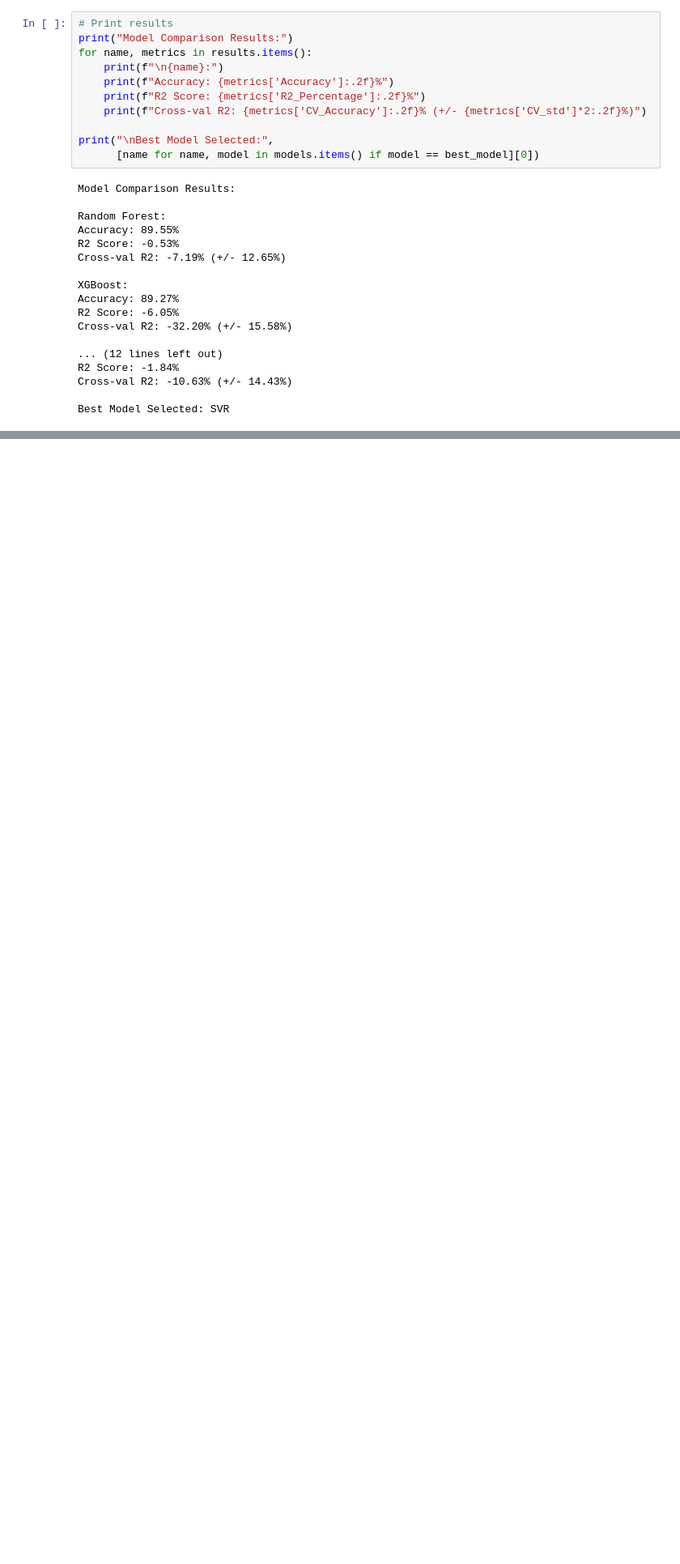
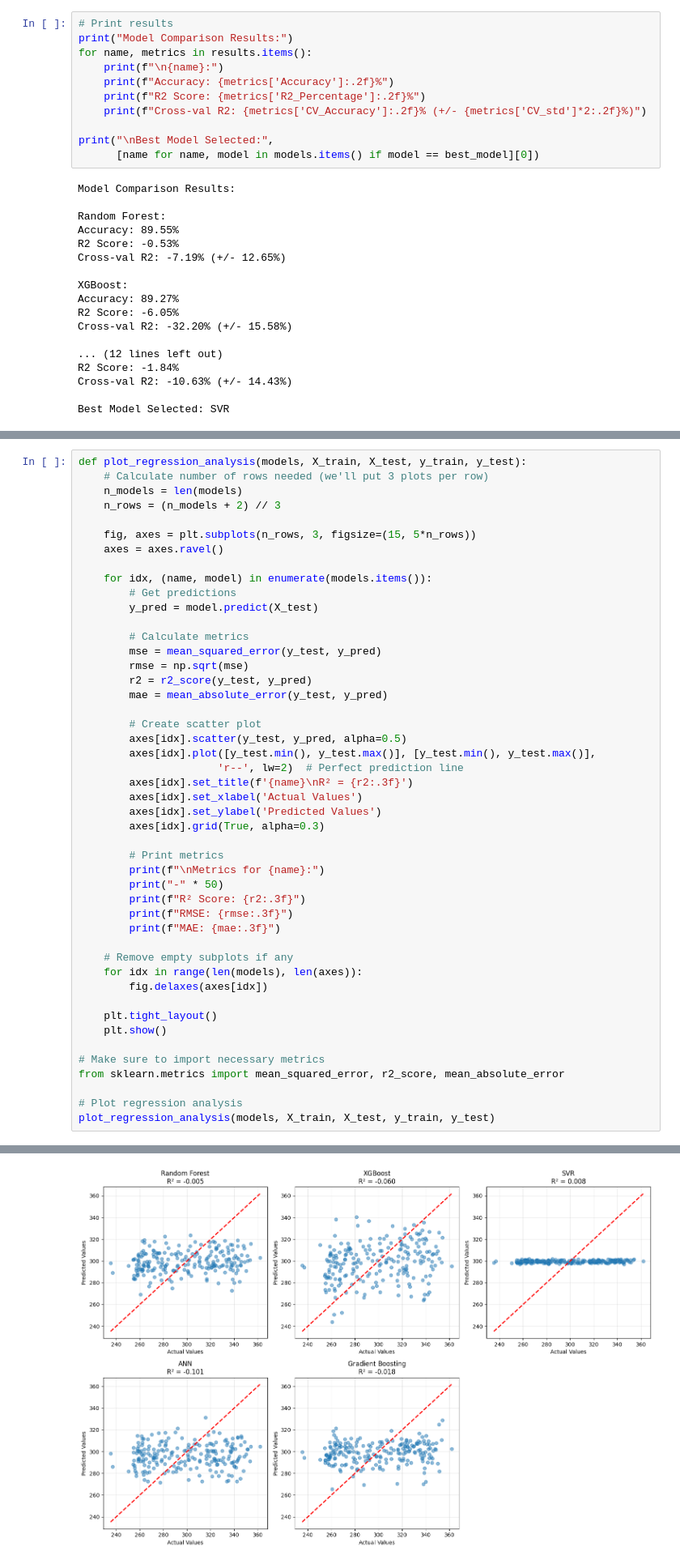
Before and after one commit to thanujaD00/Research_Procjct, a Jupyter notebook: CoconutYieldPrediction/model training for yield.ipynb, the cells around one changed output, grey strips where cells are left out. Shown: that part at 81% size. Saved outputs shown, nothing was run; the diff lists cells and outputs as text; blank space fills up the shorter version.

```diff
--- a/CoconutYieldPrediction/model training for yield.ipynb
+++ b/CoconutYieldPrediction/model training for yield.ipynb
@@ -156,0 +196,48 @@ plot_models_accuracy(models, X_train, X_test, y_train, y_test)
+# %%
+def plot_regression_analysis(models, X_train, X_test, y_train, y_test):
+    # Calculate number of rows needed (we'll put 3 plots per row)
+    n_models = len(models)
+    n_rows = (n_models + 2) // 3
+
+    fig, axes = plt.subplots(n_rows, 3, figsize=(15, 5*n_rows))
+    axes = axes.ravel()
+
+    for idx, (name, model) in enumerate(models.items()):
+        # Get predictions
+        y_pred = model.predict(X_test)
+
+        # Calculate metrics
+        mse = mean_squared_error(y_test, y_pred)
+        rmse = np.sqrt(mse)
+        r2 = r2_score(y_test, y_pred)
+        mae = mean_absolute_error(y_test, y_pred)
+
+        # Create scatter plot
+        axes[idx].scatter(y_test, y_pred, alpha=0.5)
+        axes[idx].plot([y_test.min(), y_test.max()], [y_test.min(), y_test.max()],
+                      'r--', lw=2)  # Perfect prediction line
+        axes[idx].set_title(f'{name}\nR² = {r2:.3f}')
+        axes[idx].set_xlabel('Actual Values')
+        axes[idx].set_ylabel('Predicted Values')
+        axes[idx].grid(True, alpha=0.3)
+
+        # Print metrics
+        print(f"\nMetrics for {name}:")
+        print("-" * 50)
+        print(f"R² Score: {r2:.3f}")
+        print(f"RMSE: {rmse:.3f}")
+        print(f"MAE: {mae:.3f}")
+
+    # Remove empty subplots if any
+    for idx in range(len(models), len(axes)):
+        fig.delaxes(axes[idx])
+
+    plt.tight_layout()
+    plt.show()
+
+# Make sure to import necessary metrics
+from sklearn.metrics import mean_squared_error, r2_score, mean_absolute_error
+
+# Plot regression analysis
+plot_regression_analysis(models, X_train, X_test, y_train, y_test)
+# %% [output]
@@ -157,2 +261,3 @@ plot_models_accuracy(models, X_train, X_test, y_train, y_test)
+[figure, added]
 # %%
 # Save the model to a file
```
Also changed, not shown: parts of 5 cells of this notebook, 4 other files.
